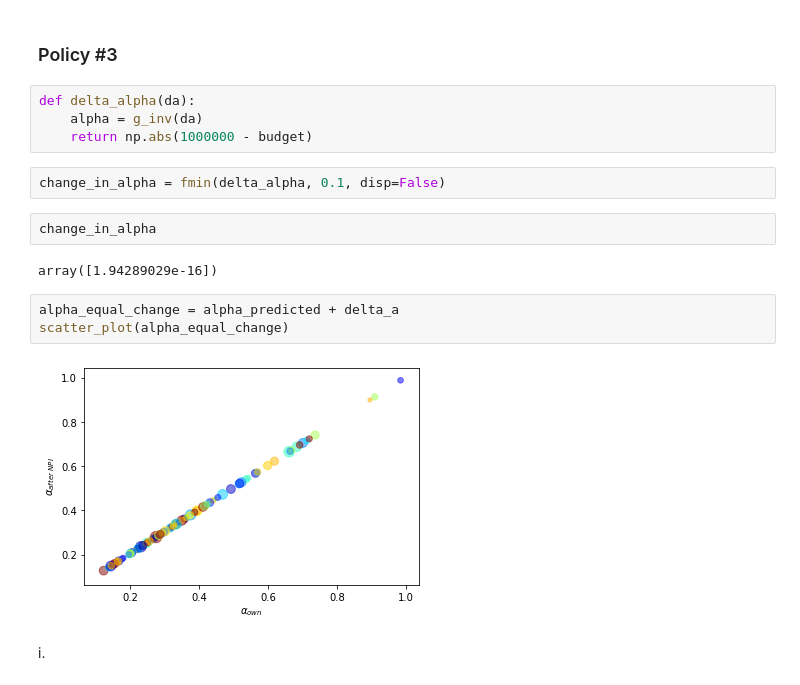
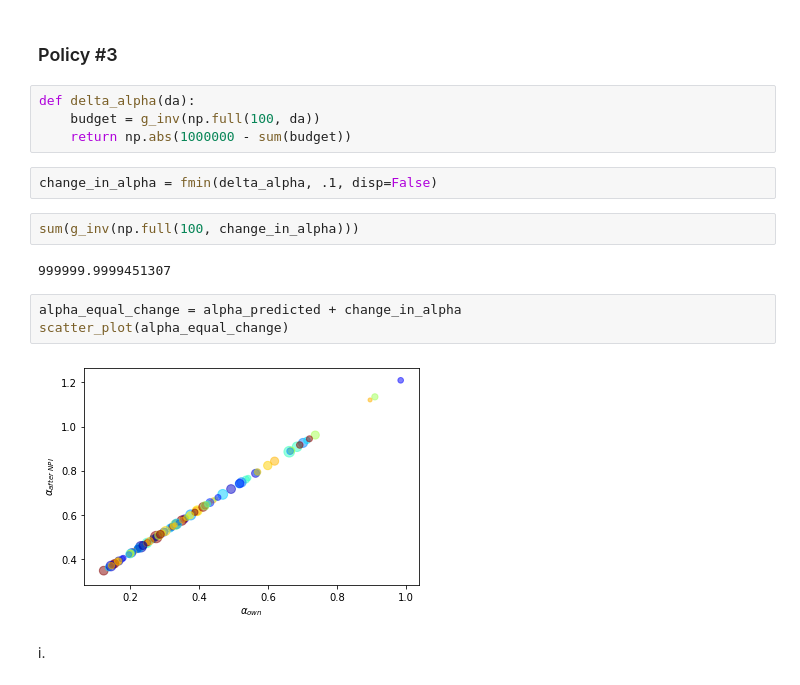
Before and after one commit to ssheridanucsb/CovidWastewater, a Jupyter notebook: Part2.ipynb, the cells around one changed output. Cells and saved outputs as stored; diff of their text form.

```diff
--- a/Part2.ipynb
+++ b/Part2.ipynb
@@ -169,19 +169,19 @@ print(f" There were {prop_budget_total_diff:.0f} total fewer people who recovere
 ### Policy #3
 # %%
 def delta_alpha(da):
-    alpha = g_inv(da)
-    return np.abs(1000000 - budget)
+    budget = g_inv(np.full(100, da))
+    return np.abs(1000000 - sum(budget))
 # %%
-change_in_alpha = fmin(delta_alpha, 0.1, disp=False)
+change_in_alpha = fmin(delta_alpha, .1, disp=False)
-# %%
-change_in_alpha
-# %% [output]
-array([1.94289029e-16])
+# %%
+sum(g_inv(np.full(100, change_in_alpha)))
+# %% [output]
+999999.9999451307
 # %%
-alpha_equal_change = alpha_predicted + delta_a
+alpha_equal_change = alpha_predicted + change_in_alpha
 scatter_plot(alpha_equal_change)
 # %% [output]
-[figure, old version]
+[figure, new version]
 # %% [markdown]
 i.
 # %%
```
Also changed, not shown: parts of 2 cells of this notebook.
